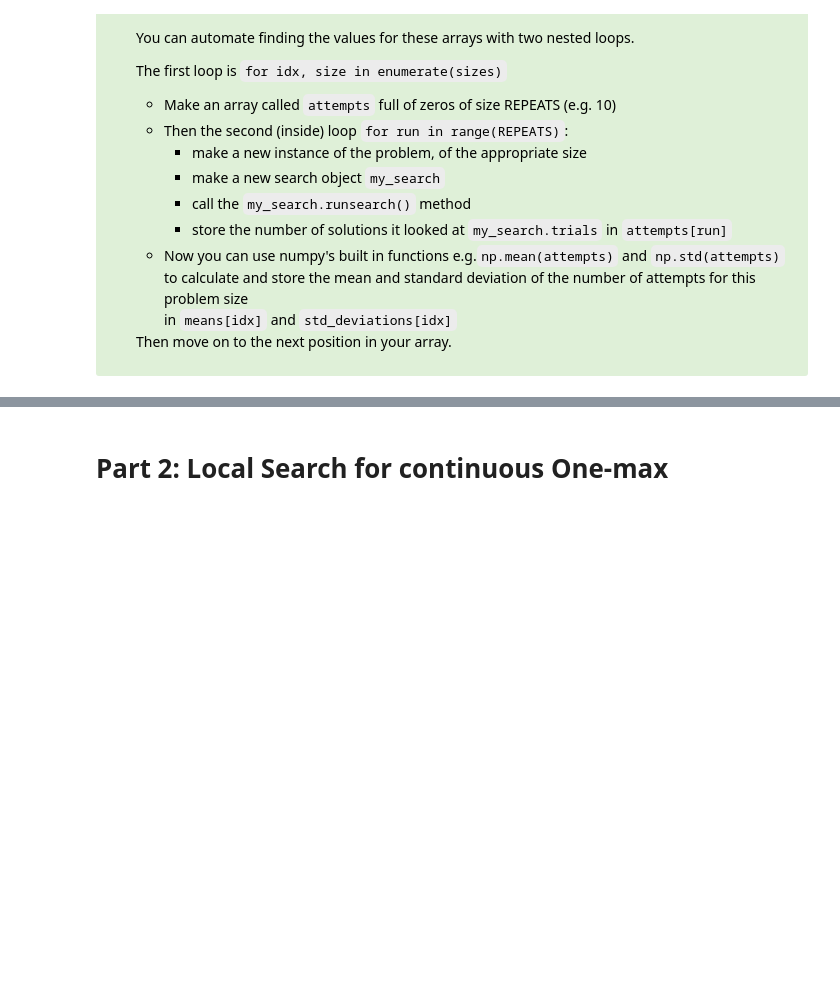
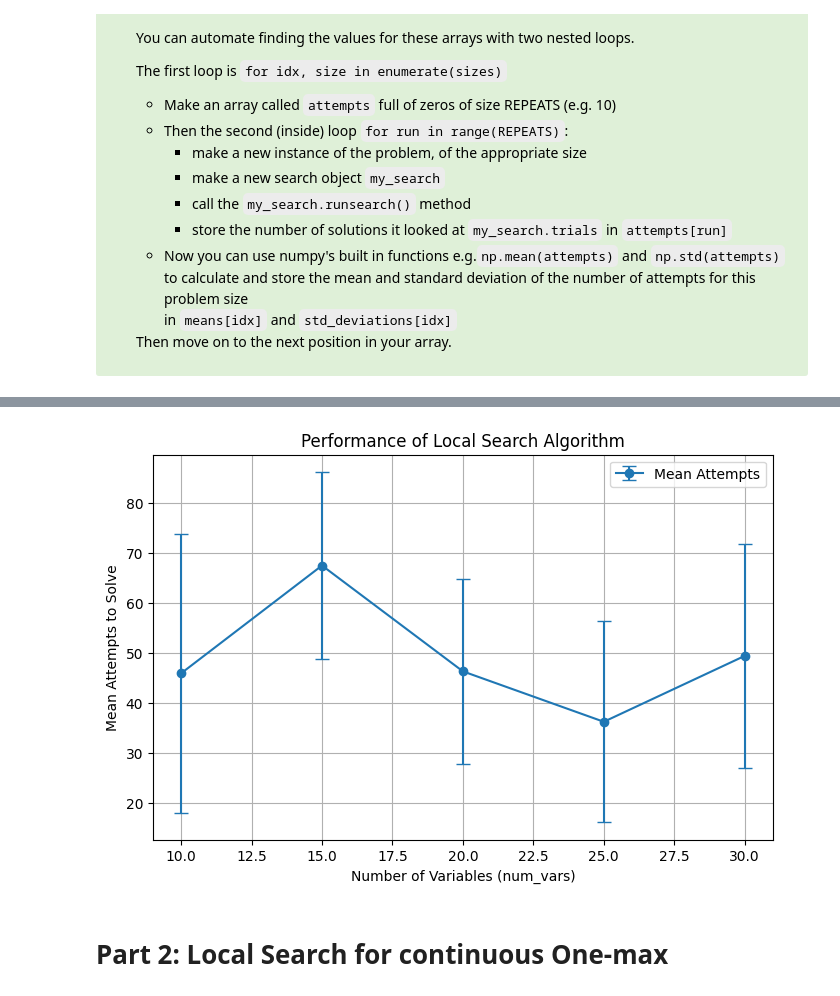
Before and after one commit to kanchan-chaudhary529/AI-submission, a Jupyter notebook: Learning_Materials/week_4/workbook_4.ipynb, the cells around one changed output, grey strips where cells are left out. Drawn from its saved outputs; the diff is of its cells as text; code cells hidden in the pictures; blank space fills up the shorter version.

```diff
--- a/Learning_Materials/week_4/workbook_4.ipynb
+++ b/Learning_Materials/week_4/workbook_4.ipynb
@@ -282,26 +267,39 @@ The mean= (5*10 + 5*0)/10 = 5, but the standard deviation = 5 as well - since ev
 
 **Write your code where indicated in the cell below then run it.**
 # %%
-# max attempts 10000
-MAX_ATTEMPTS = 10000
+import numpy as np
+import matplotlib.pyplot as plt
 
-# number of repetitions
-REPEATS = 10
+# Dummy function to simulate local search (replace with your actual function)
+def local_search(num_vars):
+    """Simulate a local search algorithm. Replace with actual implementation."""
+    return np.random.randint(10, 100)  # Random attempts (placeholder logic)
 
-#these are the three arrays to store your findings in
-sizes = [10, 15, 20, 25, 30, 40, 50]
-means = np.zeros(len(sizes))
-std_deviations=np.zeros(len(sizes))
+# Problem sizes to evaluate
+problem_sizes = [10, 15, 20, 25, 30]
+num_trials = 10  # Number of times to run per problem size
 
-# ====> insert your code below here
+# Store results
+mean_attempts = []
+std_dev_attempts = []
 
-# <==== insert your code above here
+# Run experiments
+for size in problem_sizes:
+    attempts = [local_search(size) for _ in range(num_trials)]
+    mean_attempts.append(np.mean(attempts))
+    std_dev_attempts.append(np.std(attempts))
 
-# for making the plots
-from matplotlib import pyplot as plt
-# plot results
-plt.errorbar(sizes, means, yerr=std_deviations)
+# Plot results
+plt.figure(figsize=(8, 5))
+plt.errorbar(problem_sizes, mean_attempts, yerr=std_dev_attempts, fmt='-o', capsize=5, label='Mean Attempts')
+plt.xlabel("Number of Variables (num_vars)")
+plt.ylabel("Mean Attempts to Solve")
+plt.title("Performance of Local Search Algorithm")
+plt.legend()
+plt.grid()
 plt.show()
+# %% [output]
+[figure, added]
 # %% [markdown]
 <div style="background:black;width:100%;height:10px"></div>
 
```
Also changed, not shown: parts of 5 cells of this notebook.
